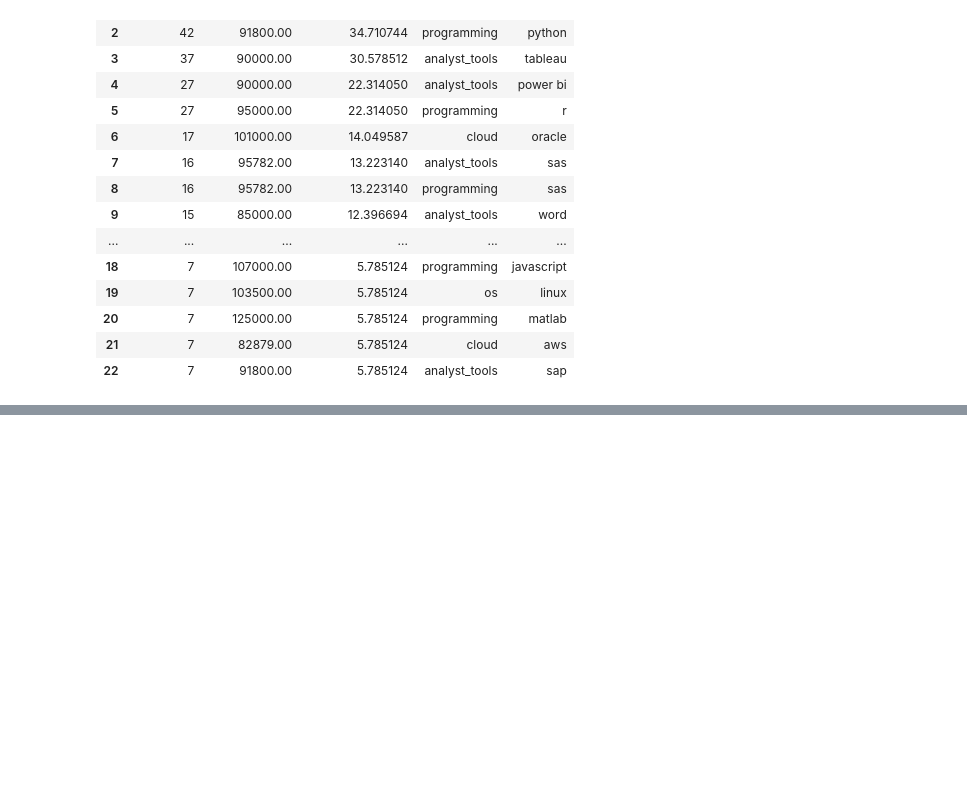
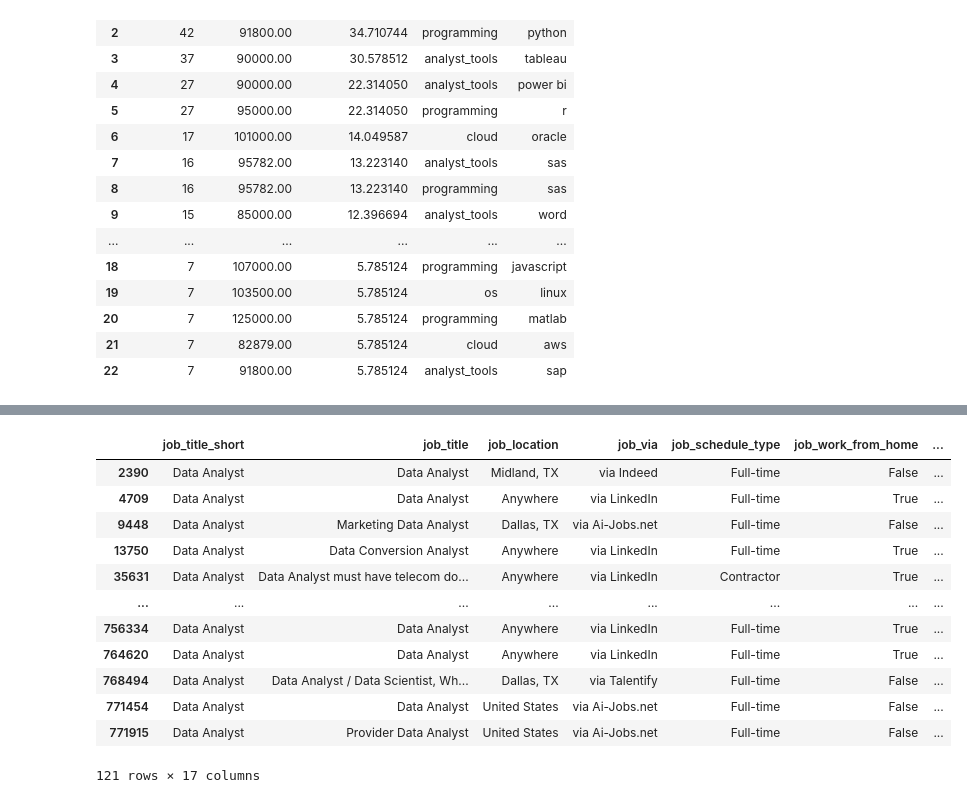
Before and after one commit to AmirEtewa/Data-Analyst-Role-Skills-and-Salary-Analysis, a Jupyter notebook: 5_Optimal_Skills.ipynb, the cells around one changed output, grey strips where cells are left out. Saved outputs shown, nothing was run; the diff lists cells and outputs as text; code cells hidden in the pictures; blank space fills up the shorter version.

```diff
--- a/5_Optimal_Skills.ipynb
+++ b/5_Optimal_Skills.ipynb
@@ -157,0 +157,16 @@ plt.figure(figsize=(9,14))
+# %%
+df_mena_DA
+# %% [output]
+|  | job_title_short | job_title | job_location | job_via | job_schedule_type | job_work_from_home | ... |
+| 2390 | Data Analyst | Data Analyst | Midland, TX | via Indeed | Full-time | False | ... |
+| 4709 | Data Analyst | Data Analyst | Anywhere | via LinkedIn | Full-time | True | ... |
+| 9448 | Data Analyst | Marketing Data Analyst | Dallas, TX | via Ai-Jobs.net | Full-time | False | ... |
+| 13750 | Data Analyst | Data Conversion Analyst | Anywhere | via LinkedIn | Full-time | True | ... |
+| 35631 | Data Analyst | Data Analyst must have telecom do... | Anywhere | via LinkedIn | Contractor | True | ... |
+| ... | ... | ... | ... | ... | ... | ... | ... |
+| 756334 | Data Analyst | Data Analyst | Anywhere | via LinkedIn | Full-time | True | ... |
+| 764620 | Data Analyst | Data Analyst | Anywhere | via LinkedIn | Full-time | True | ... |
+| 768494 | Data Analyst | Data Analyst / Data Scientist, Wh... | Dallas, TX | via Talentify | Full-time | False | ... |
+| 771454 | Data Analyst | Data Analyst | United States | via Ai-Jobs.net | Full-time | False | ... |
+| 771915 | Data Analyst | Provider Data Analyst | United States | via Ai-Jobs.net | Full-time | False | ... |
+121 rows × 17 columns
```
Also changed, not shown: parts of 1 cell of this notebook, 4 other files.
